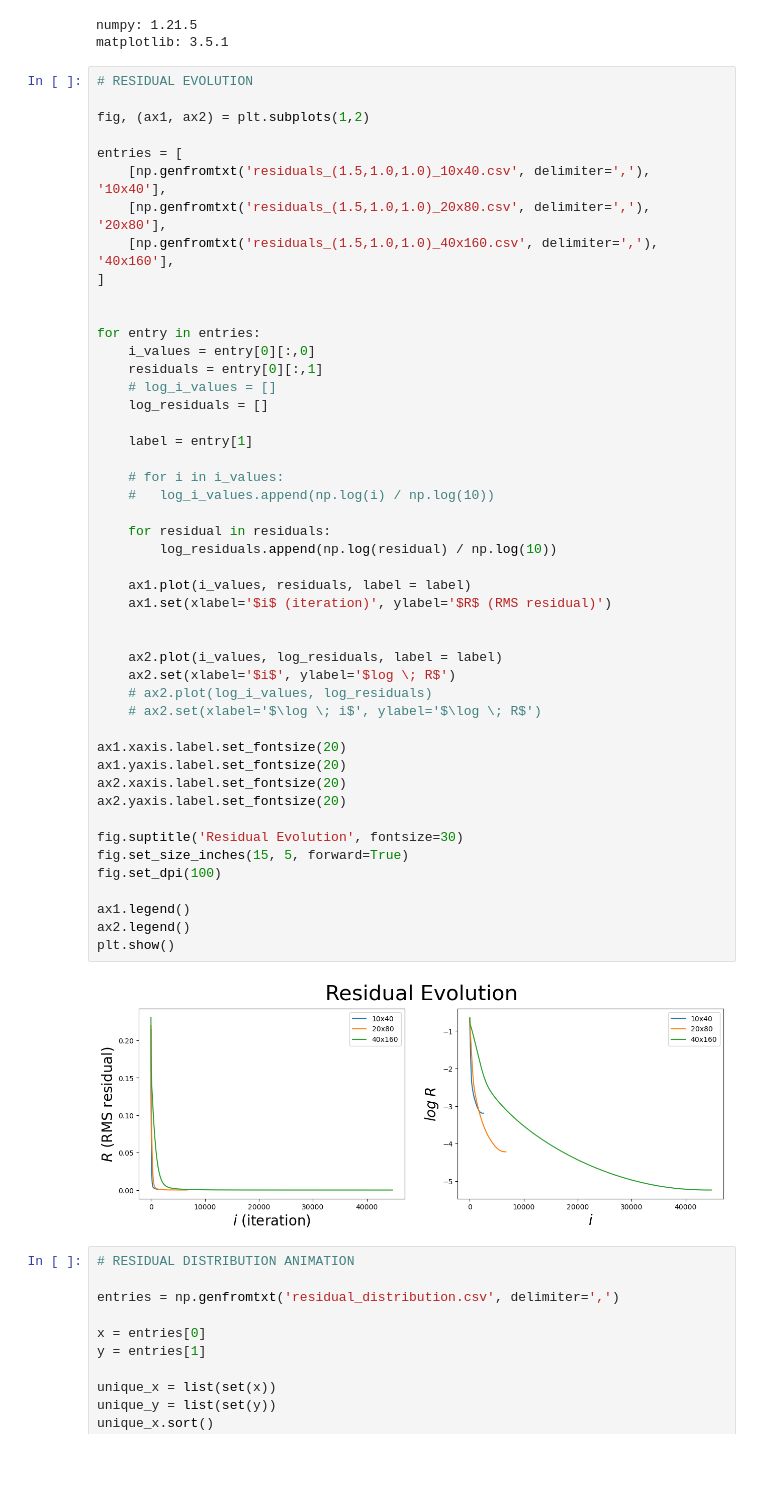
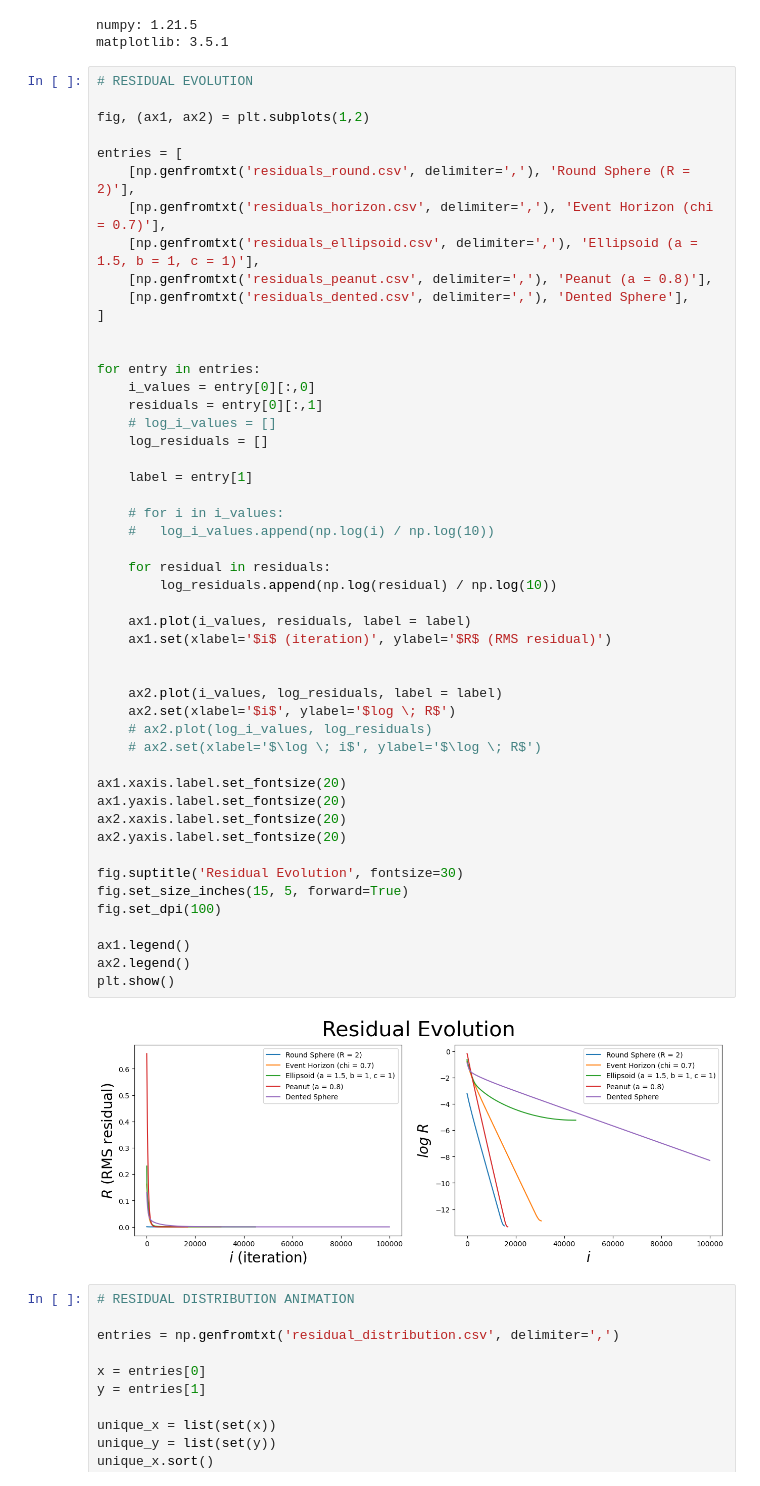
Before and after one commit to iago-mendes/eucled, a Jupyter notebook: src/exercises/08-embedding/assets/plots.ipynb, the cells around one changed output. Saved outputs shown, nothing was run; the diff lists cells and outputs as text; blank space fills up the shorter version.

```diff
--- a/src/exercises/08-embedding/assets/plots.ipynb
+++ b/src/exercises/08-embedding/assets/plots.ipynb
@@ -19,9 +19,11 @@ matplotlib: 3.5.1
 fig, (ax1, ax2) = plt.subplots(1,2)
 
 entries = [
-	[np.genfromtxt('residuals_(1.5,1.0,1.0)_10x40.csv', delimiter=','), '10x40'],
-	[np.genfromtxt('residuals_(1.5,1.0,1.0)_20x80.csv', delimiter=','), '20x80'],
-	[np.genfromtxt('residuals_(1.5,1.0,1.0)_40x160.csv', delimiter=','), '40x160'],
+	[np.genfromtxt('residuals_round.csv', delimiter=','), 'Round Sphere (R = 2)'],
+	[np.genfromtxt('residuals_horizon.csv', delimiter=','), 'Event Horizon (chi = 0.7)'],
+	[np.genfromtxt('residuals_ellipsoid.csv', delimiter=','), 'Ellipsoid (a = 1.5, b = 1, c = 1)'],
+	[np.genfromtxt('residuals_peanut.csv', delimiter=','), 'Peanut (a = 0.8)'],
+	[np.genfromtxt('residuals_dented.csv', delimiter=','), 'Dented Sphere'],
 ]
 
 
@@ -34,34 +36,34 @@ for entry in entries:
 	label = entry[1]
 
 	# for i in i_values:
 	# 	log_i_values.append(np.log(i) / np.log(10))
 
 	for residual in residuals:
 		log_residuals.append(np.log(residual) / np.log(10))
 
 	ax1.plot(i_values, residuals, label = label)
 	ax1.set(xlabel='$i$ (iteration)', ylabel='$R$ (RMS residual)')
 
 
 	ax2.plot(i_values, log_residuals, label = label)
 	ax2.set(xlabel='$i$', ylabel='$log \; R$')
 	# ax2.plot(log_i_values, log_residuals)
 	# ax2.set(xlabel='$\log \; i$', ylabel='$\log \; R$')
 
 ax1.xaxis.label.set_fontsize(20)
 ax1.yaxis.label.set_fontsize(20)
 ax2.xaxis.label.set_fontsize(20)
 ax2.yaxis.label.set_fontsize(20)
 
 fig.suptitle('Residual Evolution', fontsize=30)
 fig.set_size_inches(15, 5, forward=True)
 fig.set_dpi(100)
 
 ax1.legend()
 ax2.legend()
 plt.show()
 # %% [output]
-[figure, old version]
+[figure, new version]
 # %%
 # RESIDUAL DISTRIBUTION ANIMATION
 
```
Also changed, not shown: parts of 4 cells of this notebook, 1 other file.
